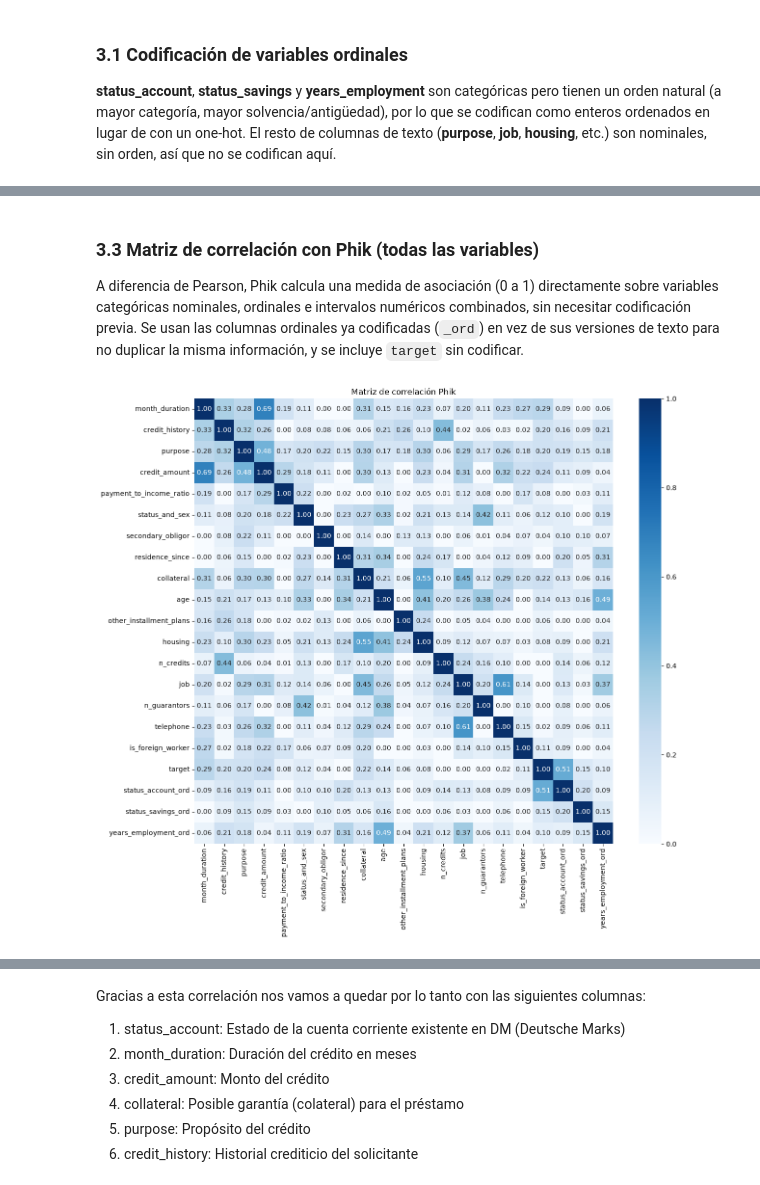
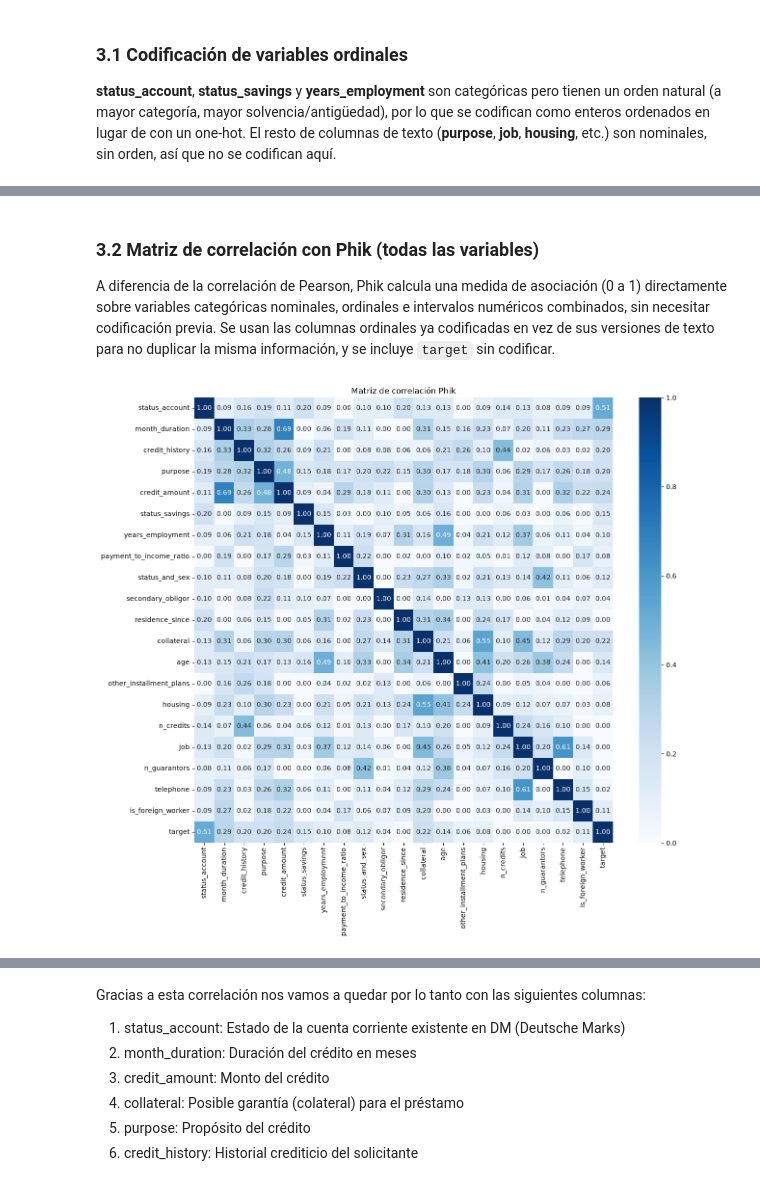
Before and after one commit to tomasSiSa18/TesisPregrado, a Jupyter notebook: ProcesamientoDataset/analisisdataset.ipynb, the cells around one changed output, grey strips where cells are left out. Saved outputs shown, nothing was run; the diff lists cells and outputs as text; code cells hidden in the pictures.

```diff
--- a/ProcesamientoDataset/analisisdataset.ipynb
+++ b/ProcesamientoDataset/analisisdataset.ipynb
@@ -131,11 +136,11 @@ years_employment_order = {
     ">= 7 years": 4,
 }
 
-credit_df["status_account_ord"] = credit_df["status_account"].map(status_account_order)
-credit_df["status_savings_ord"] = credit_df["status_savings"].map(status_savings_order)
-credit_df["years_employment_ord"] = credit_df["years_employment"].map(years_employment_order)
+credit_df["status_account"] = credit_df["status_account"].map(status_account_order)
+credit_df["status_savings"] = credit_df["status_savings"].map(status_savings_order)
+credit_df["years_employment"] = credit_df["years_employment"].map(years_employment_order)
 
-ordinal_cols = ["status_account_ord", "status_savings_ord", "years_employment_ord"]
+ordinal_cols = ["status_account", "status_savings", "years_employment"]
 assert credit_df[ordinal_cols].isnull().sum().sum() == 0, "Hay categorías sin mapear"
 
 credit_df[ordinal_cols].head()
@@ -157,19 +154,22 @@ sns.heatmap(credit_df[pearsonCols].corr(), cmap="Blues", vmin=0, vmax=1, annot=T
 # %% [markdown]
-### 3.3 Matriz de correlación con Phik (todas las variables)
+### 3.2 Matriz de correlación con Phik (todas las variables)
 
-A diferencia de Pearson, Phik calcula una medida de asociación (0 a 1) directamente sobre variables categóricas nominales, ordinales e intervalos numéricos combinados, sin necesitar codificación previa. Se usan las columnas ordinales ya codificadas (`_ord`) en vez de sus versiones de texto para no duplicar la misma información, y se incluye `target` sin codificar.
+A diferencia de la correlación de Pearson, Phik calcula una medida de asociación (0 a 1) directamente sobre variables categóricas nominales, ordinales e intervalos numéricos combinados, sin necesitar codificación previa. Se usan las columnas ordinales ya codificadas en vez de sus versiones de texto para no duplicar la misma información, y se incluye `target` sin codificar.
 # %%
-phik_cols = [c for c in credit_df.columns if c not in ["status_account", "status_savings", "years_employment"]]
-interval_cols = pearsonCols + ["status_account_ord", "status_savings_ord", "years_employment_ord"]
+numericCols = ["month_duration", "credit_amount", "payment_to_income_ratio", "residence_since", "age", "n_credits", "n_guarantors"]
+
+phik_cols = [c for c in credit_df.columns]
+interval_cols = numericCols + ["status_account", "status_savings", "years_employment"]
+
 
 phik_matrix = credit_df[phik_cols].phik_matrix(interval_cols=interval_cols)
 
 plt.figure(figsize=(14, 12))
 sns.heatmap(phik_matrix, cmap="Blues", vmin=0, vmax=1, annot=True, fmt=".2f")
 plt.title("Matriz de correlación Phik")
 plt.show()
 # %% [output]
-[figure, old version]
+[figure, new version]
 # %%
 phik_matrix["target"].sort_values(ascending=False)
 # %% [output]
```
Also changed, not shown: parts of 22 cells of this notebook, 5 other files.
